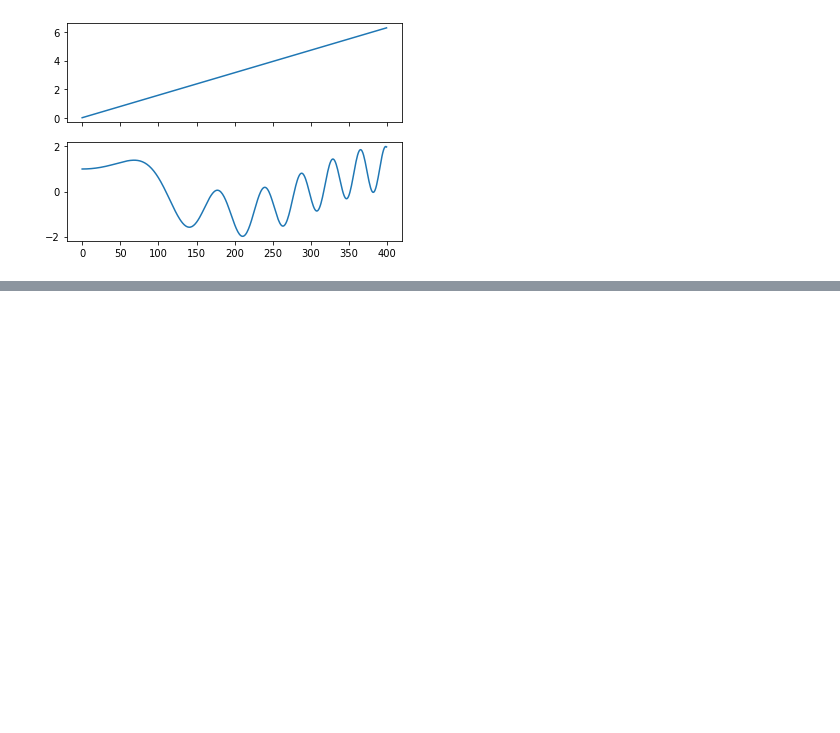
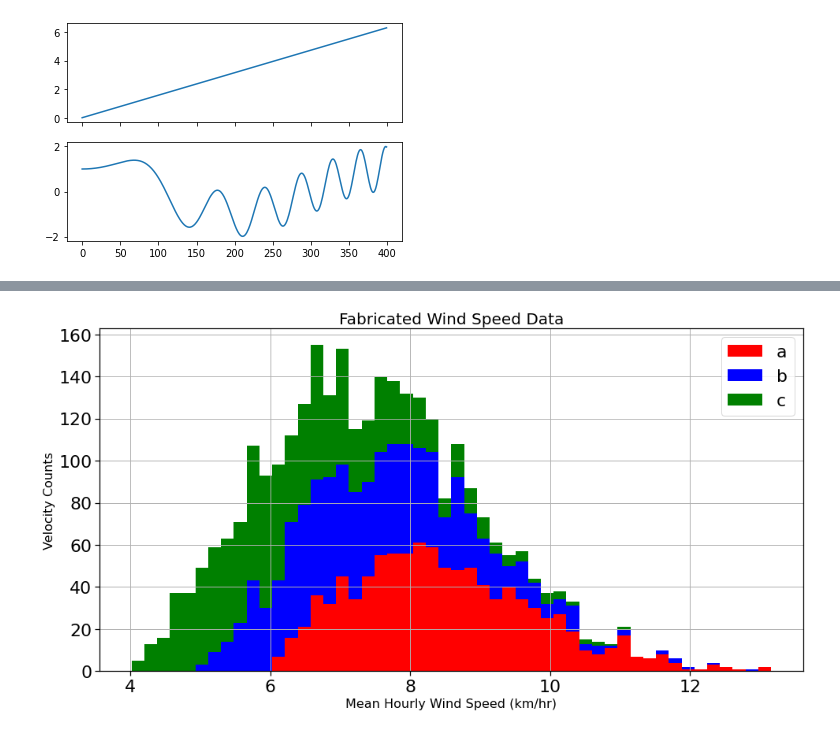
Before and after one commit to raviakasapu/AdvancedPython, a Jupyter notebook: matplotlib_visualizations_for_datascience.ipynb, the cells around one changed output, grey strips where cells are left out. Saved outputs shown, nothing was run; the diff lists cells and outputs as text; code cells hidden in the pictures; blank space fills up the shorter version.

```diff
--- a/matplotlib_visualizations_for_datascience.ipynb
+++ b/matplotlib_visualizations_for_datascience.ipynb
@@ -59,0 +82,15 @@ fig.
+# %%
+from scipy.stats import norm, rayleigh
+
+a = rayleigh.rvs(loc=5, scale=2, size=1000) + 1
+b = rayleigh.rvs(loc=5, scale=2, size=1000)
+c = rayleigh.rvs(loc=5, scale=2, size=1000) - 1
+# %%
+data = pd.DataFrame({"a": a, "b": b, "c": c}, columns=["a", "b", "c"])
+# %%
+axes = data.plot(kind="hist", stacked=True, bins=50, figsize=(16, 8),color=['r','b','g'],grid=True)
+axes.set_title("Fabricated Wind Speed Data", fontsize=20)
+axes.set_xlabel("Mean Hourly Wind Speed (km/hr)", fontsize=16)
+_ = axes.set_ylabel("Velocity Counts", fontsize=16)
+# %% [output]
+[figure, added]
```
Also changed, not shown: parts of 5 cells of this notebook.
